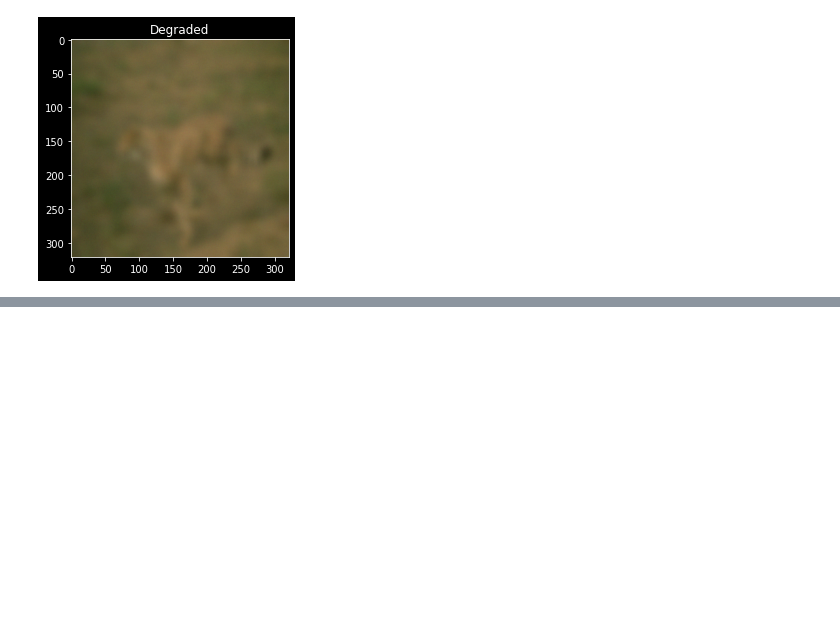
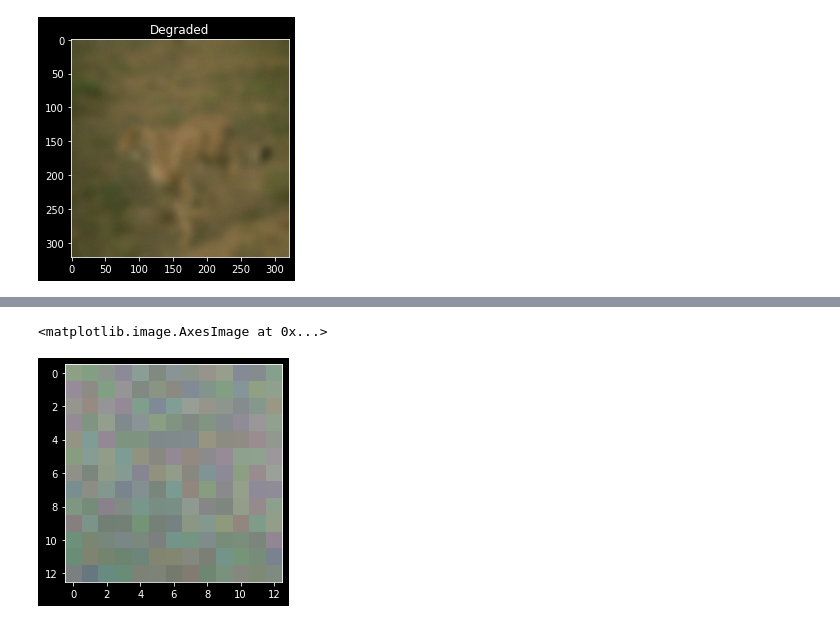
Before and after one commit to TheShiningVampire/EE610_Coding_Assignments, a Jupyter notebook: Assignment_2/18D070067_A2.ipynb, the cells around one changed output, grey strips where cells are left out. Cells and saved outputs as stored; diff of their text form; code cells hidden in the pictures; blank space fills up the shorter version.

```diff
--- a/Assignment_2/18D070067_A2.ipynb
+++ b/Assignment_2/18D070067_A2.ipynb
@@ -123,0 +186,16 @@ Text(0.5, 1.0, 'Degraded')
+# %%
+patches = []
+central_pixels = []
+
+for i in range(len(degraded_images)):
+    patch, pixel = get_random_patches(i, W, 10)
+    patches.append(patch)
+    central_pixels.append(pixel)
+
+patches = np.array(patches)
+central_pixels = np.array(central_pixels)
+# %%
+plt.imshow(patches[0][0])
+# %% [output]
+<matplotlib.image.AxesImage at 0x...>
+[figure, added]
```
Also changed, not shown: parts of 21 cells of this notebook.
